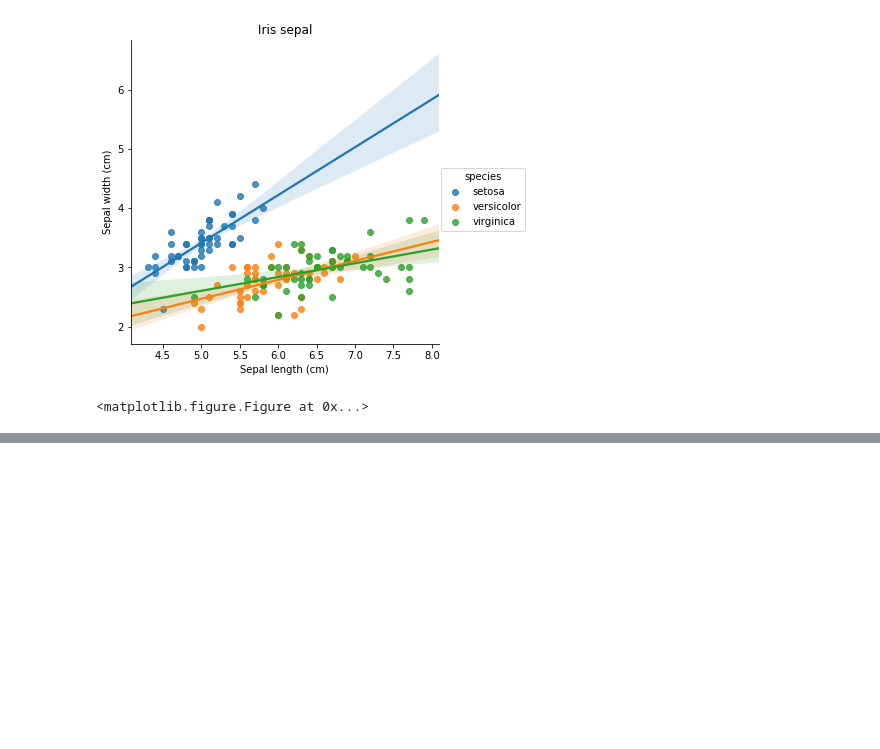
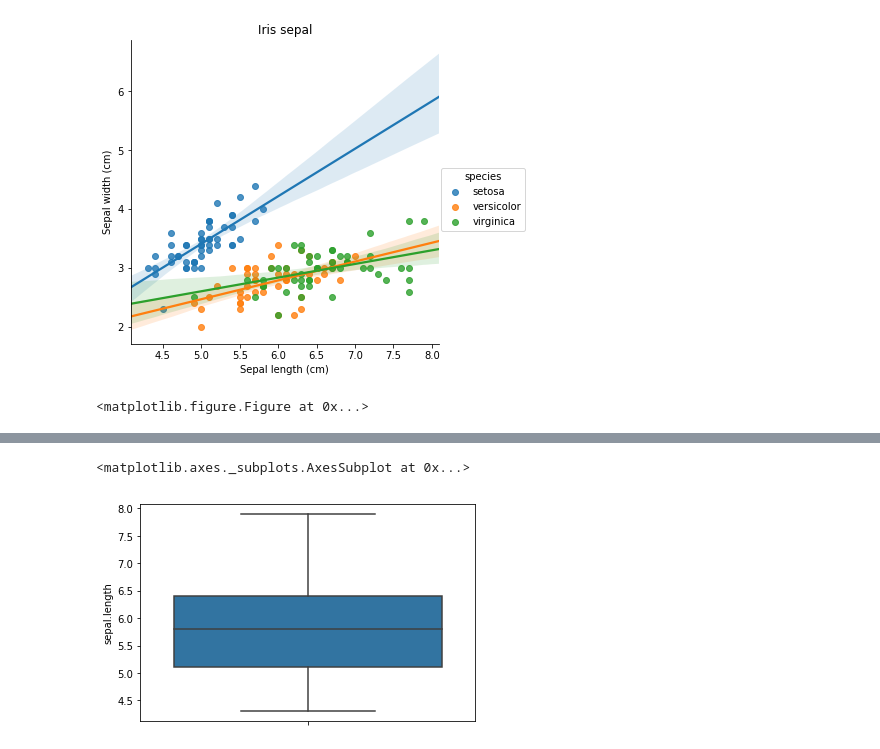
Before and after one commit to elzaguillot/dafe, a Jupyter notebook: Thursday/Visualisation.ipynb, the cells around one changed output, grey strips where cells are left out. Drawn from its saved outputs; the diff is of its cells as text; code cells hidden in the pictures; blank space fills up the shorter version.

Commit message:
Added visualisation and classification

```diff
--- a/Thursday/Visualisation.ipynb
+++ b/Thursday/Visualisation.ipynb
@@ -27,0 +29,5 @@ from sklearn import datasets
+# %%
+data=datasets.load_boston()
+boston=pd.DataFrame(data['data'],columns=data.feature_names)
+boston["price"]=data.target   # save price as another column in the dataset
+boston.head()
@@ -98,0 +121,5 @@ plt.savefig("sepal.png")
+# %%
+sns.boxplot( y=iris["sepal.length"] )
+# %% [output]
+<matplotlib.axes._subplots.AxesSubplot at 0x...>
+[figure, added]
```
Also changed, not shown: parts of 60 cells of this notebook, 2 other files.
